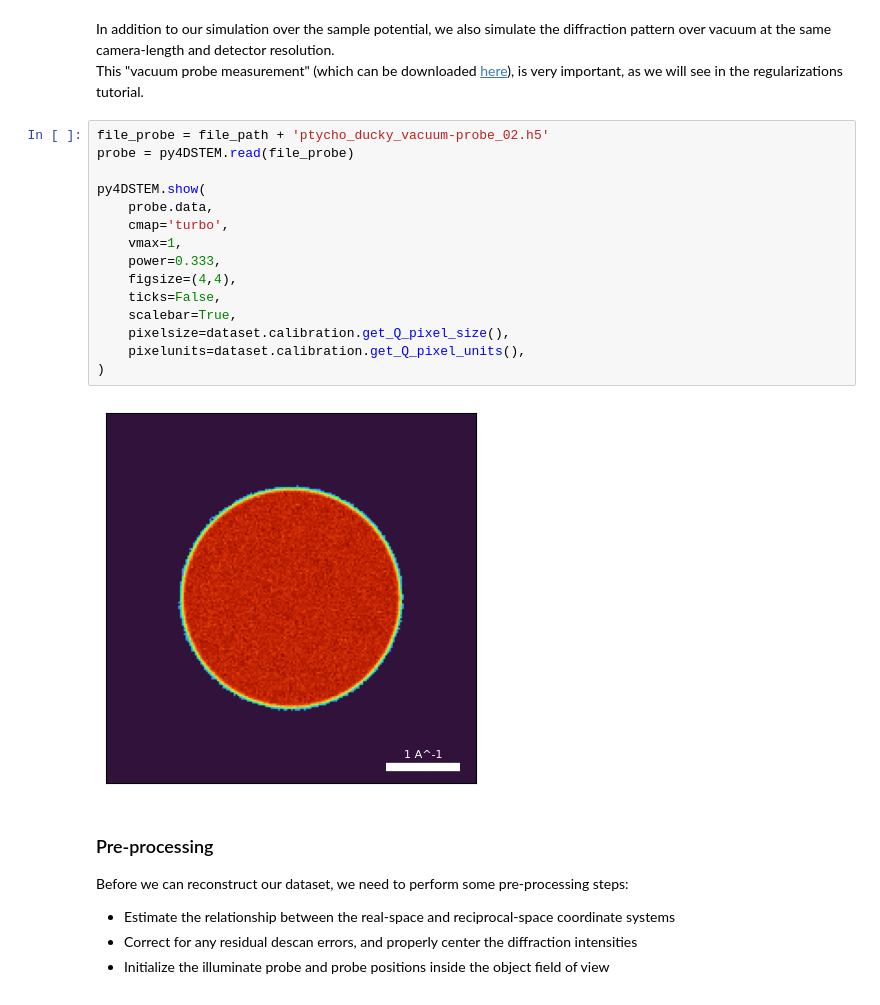
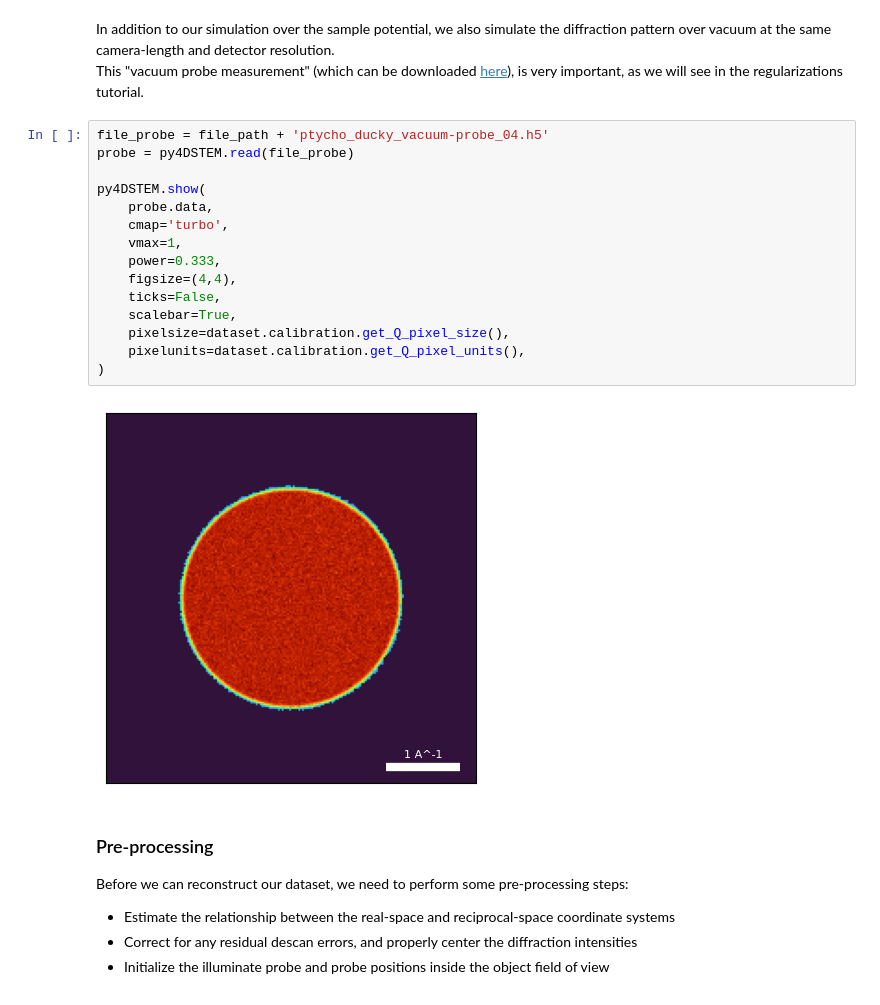
Before and after one commit to Wendywanw/py4DSTEM_tutorials, a Jupyter notebook: notebooks/ptychography_01 copy.ipynb, the cells around one changed output. Cells and saved outputs as stored; diff of their text form.

```diff
--- a/notebooks/ptychography_01 copy.ipynb
+++ b/notebooks/ptychography_01 copy.ipynb
@@ -131,22 +107,22 @@ Plotting a few of the diffraction patterns, we see that:
 In addition to our simulation over the sample potential, we also simulate the diffraction pattern over vacuum at the same camera-length and detector resolution.
 This "vacuum probe measurement" (which can be downloaded [here](https://drive.google.com/file/d/1xJgQoxhWMBbtknwRfqB_BkULvgiJe-c1/view?usp=share_link)), is very important, as we will see in the regularizations tutorial.
 # %%
-file_probe = file_path + 'ptycho_ducky_vacuum-probe_02.h5'
+file_probe = file_path + 'ptycho_ducky_vacuum-probe_04.h5'
 probe = py4DSTEM.read(file_probe)
 
 py4DSTEM.show(
     probe.data,
     cmap='turbo',
     vmax=1,
     power=0.333,
     figsize=(4,4),
     ticks=False,
     scalebar=True,
     pixelsize=dataset.calibration.get_Q_pixel_size(),
     pixelunits=dataset.calibration.get_Q_pixel_units(),
 )
 # %% [output]
-[figure, old version]
+[figure, new version]
 # %% [markdown]
 ### Pre-processing
 
```
Also changed, not shown: parts of 9 cells of this notebook, 6 other files.
